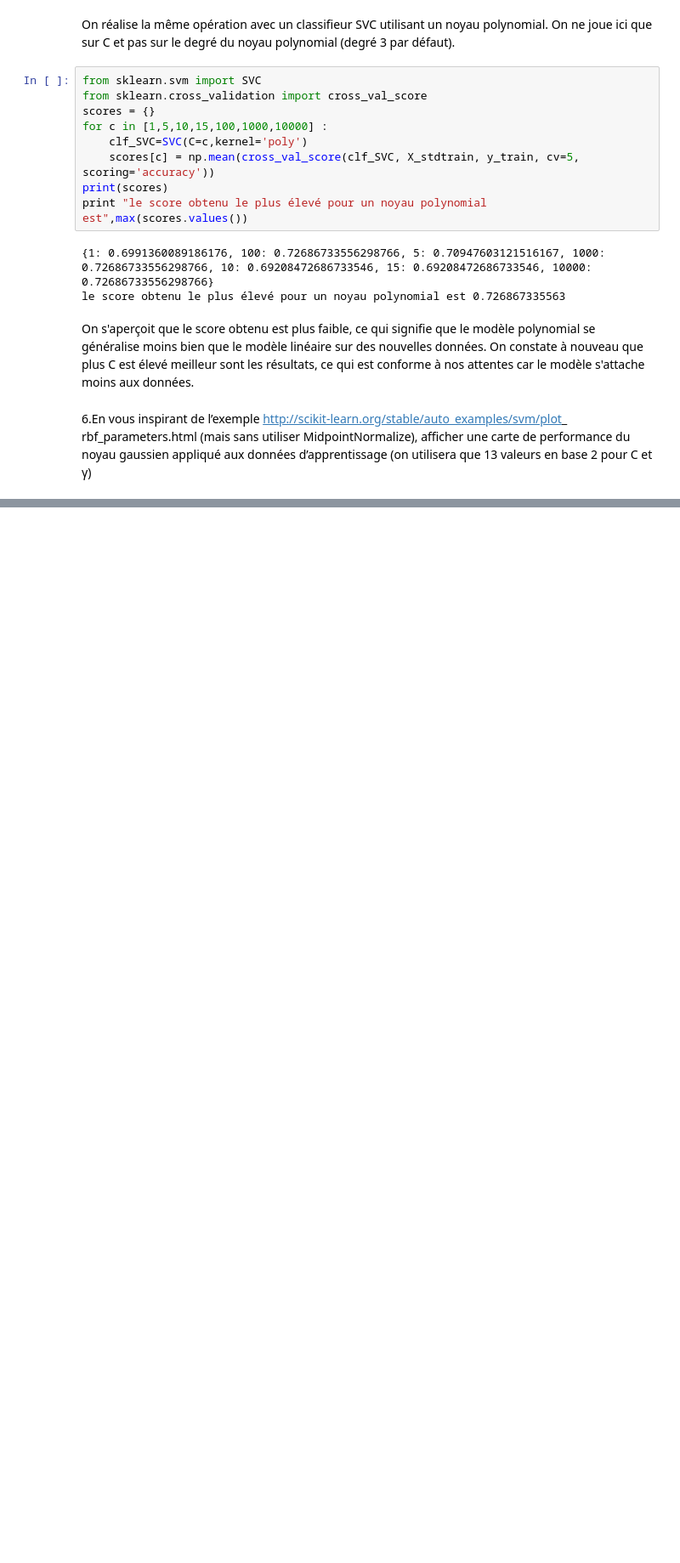
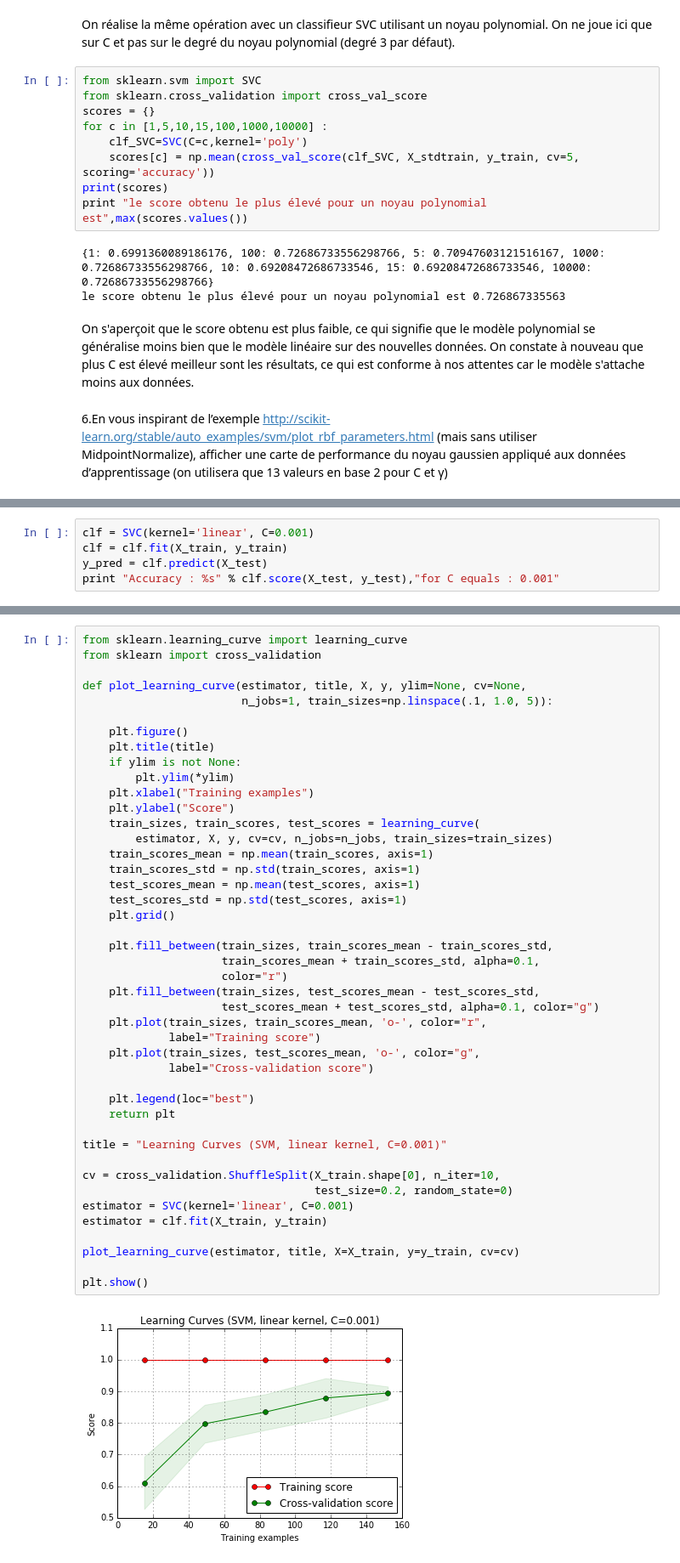
Before and after one commit to mamemor2/School-Projects, a Jupyter notebook: TP_SVM_MMF.ipynb, the cells around one changed output, grey strips where cells are left out. Shown at 85% size. Cells and saved outputs as stored; diff of their text form; blank space fills up the shorter version.

```diff
--- a/TP_SVM_MMF.ipynb
+++ b/TP_SVM_MMF.ipynb
@@ -237,0 +554,5 @@ la consistance de notre estimateur.
+# %%
+clf = SVC(kernel='linear', C=0.001)
+clf = clf.fit(X_train, y_train)
+y_pred = clf.predict(X_test)
+print "Accuracy : %s" % clf.score(X_test, y_test),"for C equals : 0.001"
@@ -237,0 +563,46 @@ la consistance de notre estimateur.
+# %%
+from sklearn.learning_curve import learning_curve
+from sklearn import cross_validation
+
+def plot_learning_curve(estimator, title, X, y, ylim=None, cv=None,
+                        n_jobs=1, train_sizes=np.linspace(.1, 1.0, 5)):
+
+    plt.figure()
+    plt.title(title)
+    if ylim is not None:
+        plt.ylim(*ylim)
+    plt.xlabel("Training examples")
+    plt.ylabel("Score")
+    train_sizes, train_scores, test_scores = learning_curve(
+        estimator, X, y, cv=cv, n_jobs=n_jobs, train_sizes=train_sizes)
+    train_scores_mean = np.mean(train_scores, axis=1)
+    train_scores_std = np.std(train_scores, axis=1)
+    test_scores_mean = np.mean(test_scores, axis=1)
+    test_scores_std = np.std(test_scores, axis=1)
+    plt.grid()
+
+    plt.fill_between(train_sizes, train_scores_mean - train_scores_std,
+                     train_scores_mean + train_scores_std, alpha=0.1,
+                     color="r")
+    plt.fill_between(train_sizes, test_scores_mean - test_scores_std,
+                     test_scores_mean + test_scores_std, alpha=0.1, color="g")
+    plt.plot(train_sizes, train_scores_mean, 'o-', color="r",
+             label="Training score")
+    plt.plot(train_sizes, test_scores_mean, 'o-', color="g",
+             label="Cross-validation score")
+
+    plt.legend(loc="best")
+    return plt
+
+title = "Learning Curves (SVM, linear kernel, C=0.001)"
+
+cv = cross_validation.ShuffleSplit(X_train.shape[0], n_iter=10,
+                                   test_size=0.2, random_state=0)
+estimator = SVC(kernel='linear', C=0.001)
+estimator = clf.fit(X_train, y_train)
+
+plot_learning_curve(estimator, title, X=X_train, y=y_train, cv=cv)
+
+plt.show()
+# %% [output]
+[figure, added]
```
Also changed, not shown: parts of 26 cells of this notebook.
